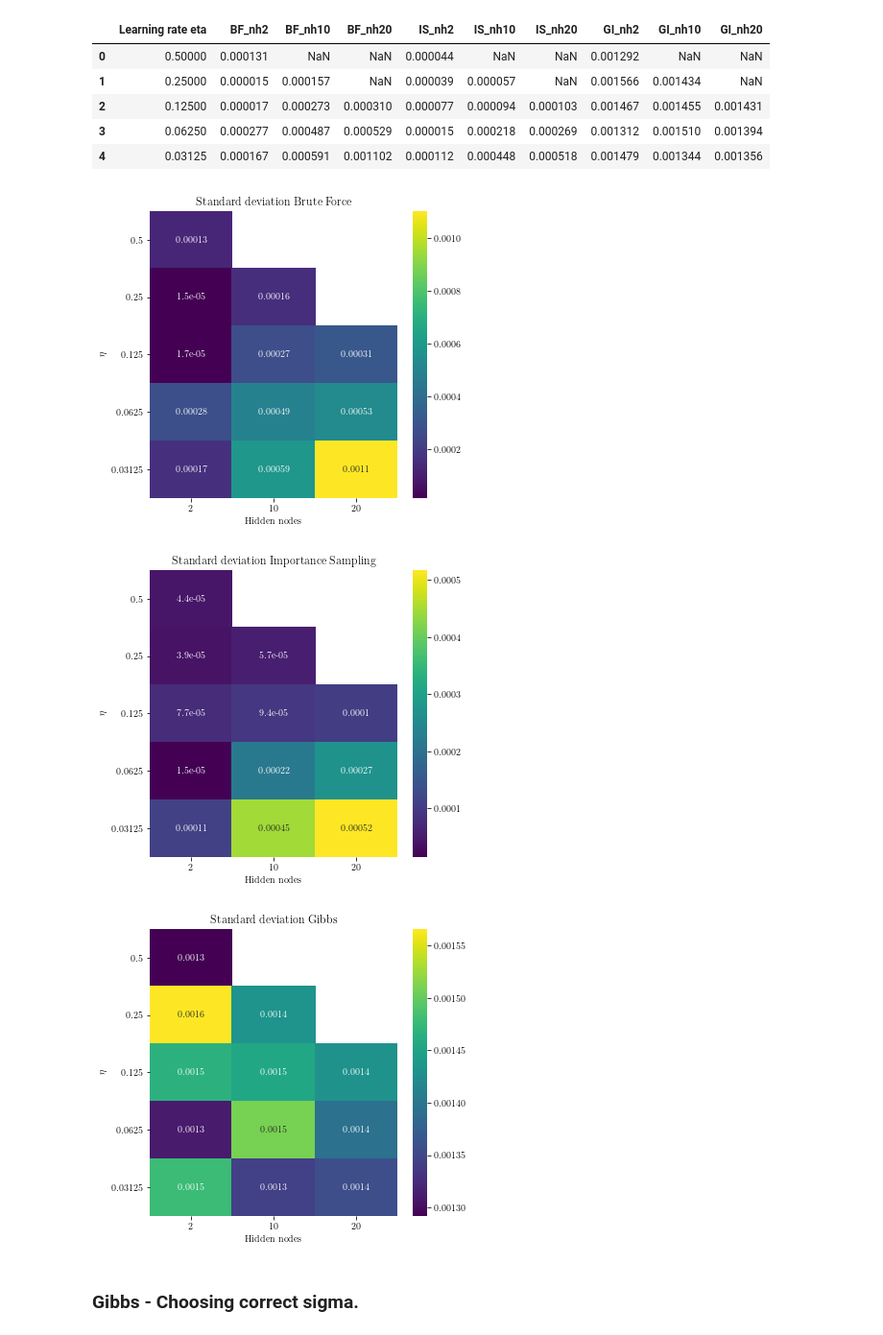
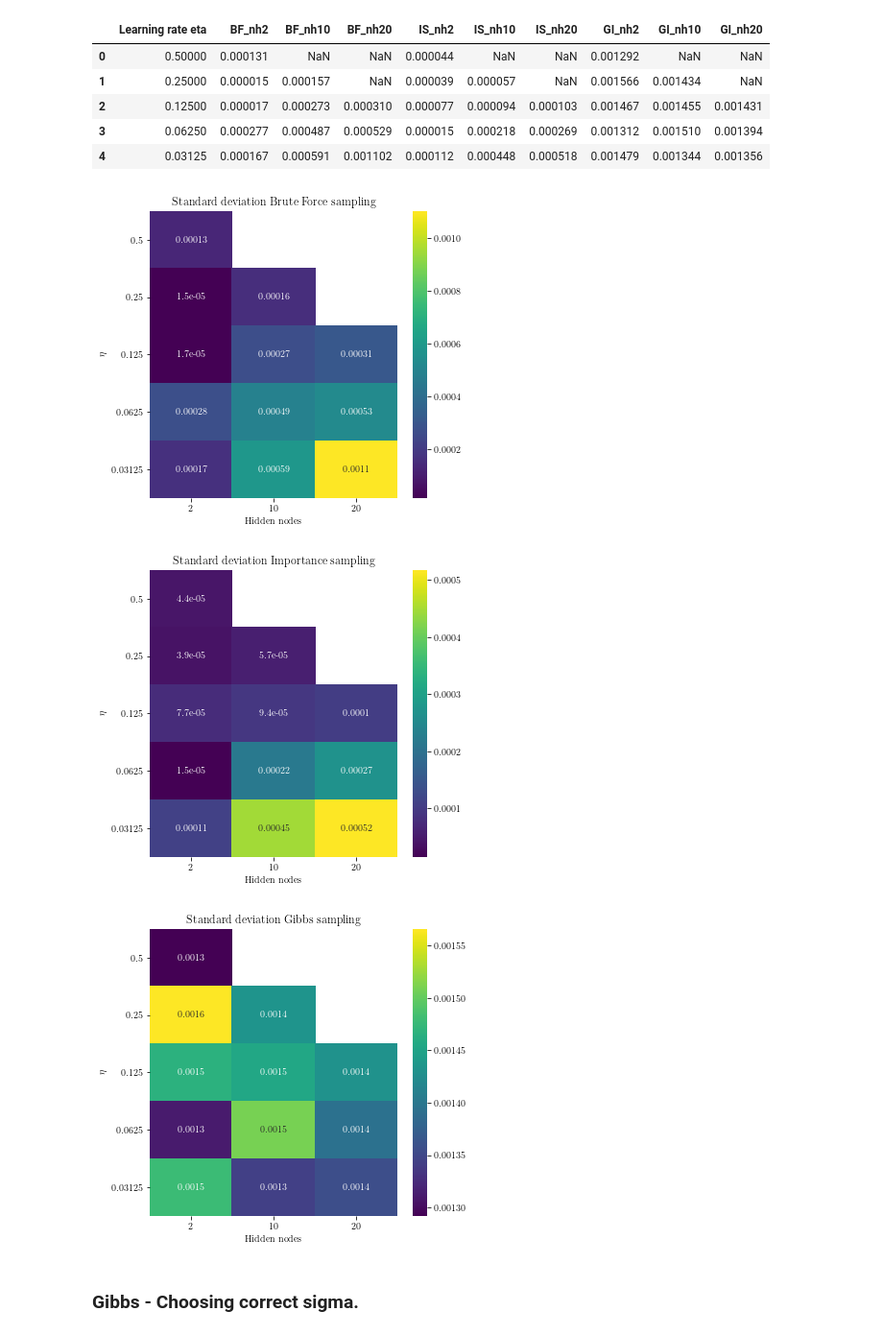
Before and after one commit to Moejay10/FYS4411, a Jupyter notebook: Project2/Code/Python/Restricted_Boltzmann_Machine.ipynb, the cells around one changed output. Shown at 96% size. Cells and saved outputs as stored; diff of their text form; code cells hidden in the pictures.

Commit message:
consequent small s in sampling

```diff
--- a/Project2/Code/Python/Restricted_Boltzmann_Machine.ipynb
+++ b/Project2/Code/Python/Restricted_Boltzmann_Machine.ipynb
@@ -805,39 +805,39 @@ mean_values['eta'] = eta
 
 htmap_bf = np.zeros((5, 3))
 htmap_is = np.zeros((5, 3))
 htmap_gi = np.zeros((5, 3))
 for i,j in enumerate([2,10,20]):
     htmap_bf[:,i] = mean_values['BF_nh'+str(j)]
     htmap_is[:,i] = mean_values['IS_nh'+str(j)]
     htmap_gi[:,i] = mean_values['GI_nh'+str(j)]
 
 def plot_heatmap(x,y, data, title, savefigname):
     # plot
     fig, ax = plt.subplots()
     w = 5.78851          # Latex document text width
     fig.set_size_inches(w=w*1.0,h= 5.5)
 
     sns.heatmap(data, annot=True, ax=ax, cmap='viridis')
     ax.set_xticklabels(x, rotation=0)
     ax.set_yticklabels(y, rotation=0)
     ax.set_title(title)
     ax.set_ylabel("$\eta$")
     ax.set_xlabel("Hidden nodes")
     plt.savefig(data_path(savefigname))
 
 #sns.set(font_scale=1.4)
-plot_heatmap(nh,eta, htmap_bf, 'Standard deviation Brute Force', 'bf_heatmap.pdf')
+plot_heatmap(nh,eta, htmap_bf, 'Standard deviation Brute Force sampling', 'bf_heatmap.pdf')
 plt.show()
 
-plot_heatmap(nh,eta, htmap_is, 'Standard deviation Importance Sampling', 'is_heatmap.pdf')
+plot_heatmap(nh,eta, htmap_is, 'Standard deviation Importance sampling', 'is_heatmap.pdf')
 plt.show()
 
-plot_heatmap(nh,eta, htmap_gi, 'Standard deviation Gibbs', 'gi_heatmap.pdf')
+plot_heatmap(nh,eta, htmap_gi, 'Standard deviation Gibbs sampling', 'gi_heatmap.pdf')
 plt.show()
 # %% [output]
-[figure, old version]
+[figure, new version]
 [figure]
-[figure, old version]
+[figure, new version]
 # %% [markdown]
 ### Gibbs - Choosing correct sigma.
 # %% [markdown]
```
Also changed, not shown: parts of 25 cells of this notebook.
